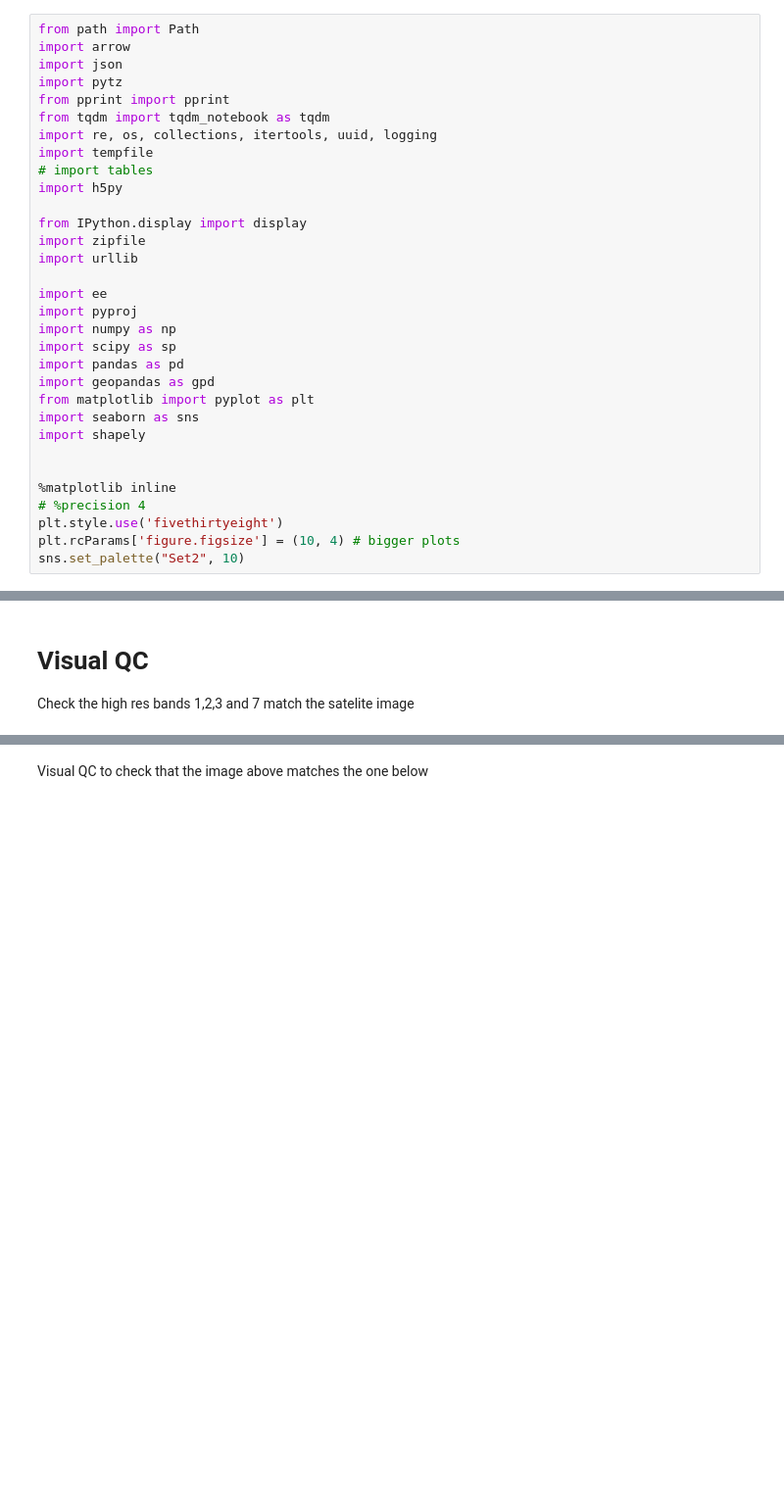
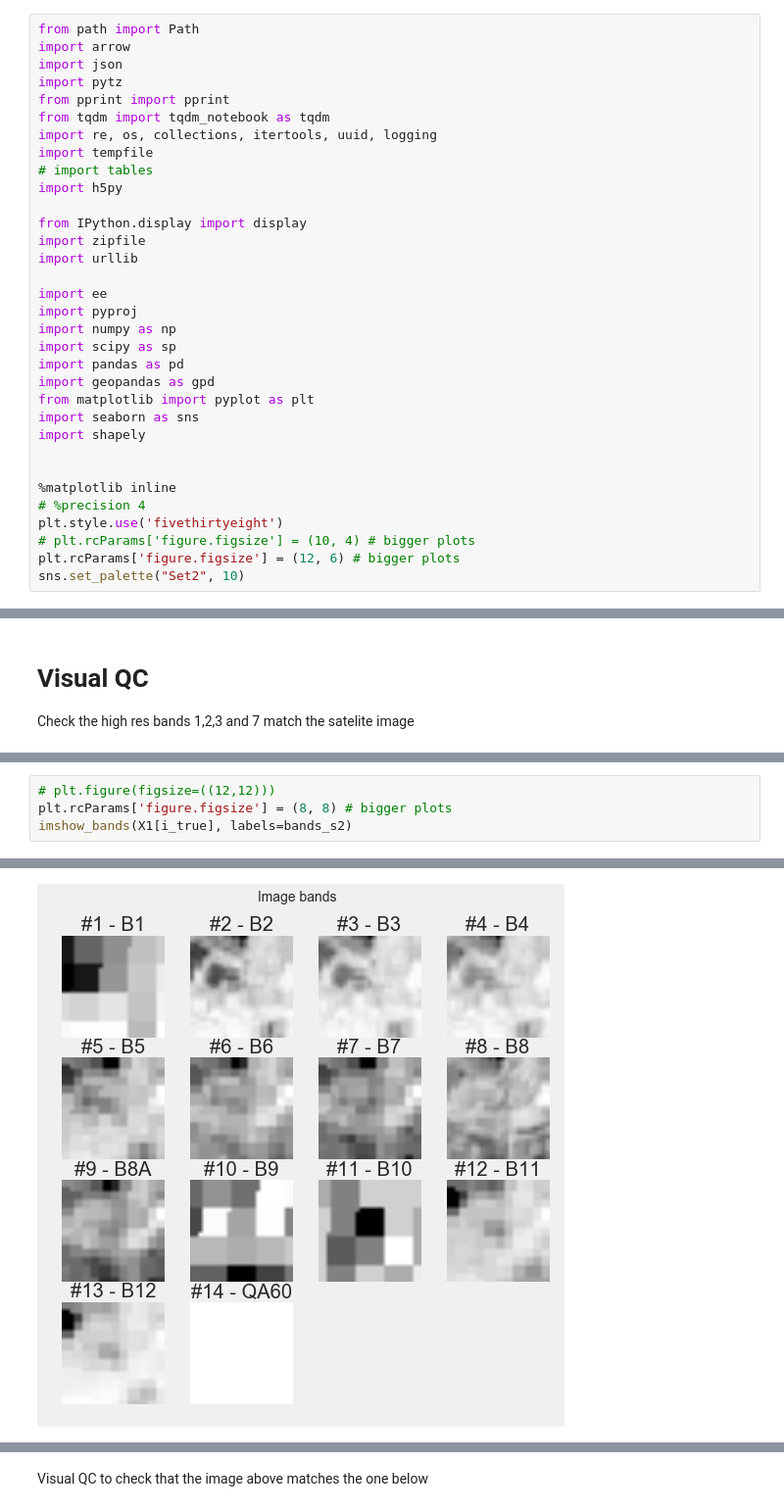
Before and after one commit to wassname/satellite_leak_detection, a Jupyter notebook: notebooks/2_qc_scraped_data.ipynb, the cells around one changed output, grey strips where cells are left out. Shown at 98% size. Drawn from its saved outputs; the diff is of its cells as text; blank space fills up the shorter version.

```diff
--- a/notebooks/2_qc_scraped_data.ipynb
+++ b/notebooks/2_qc_scraped_data.ipynb
@@ -36,7 +36,8 @@ import shapely
 %matplotlib inline
 # %precision 4
 plt.style.use('fivethirtyeight')
-plt.rcParams['figure.figsize'] = (10, 4) # bigger plots
+# plt.rcParams['figure.figsize'] = (10, 4) # bigger plots
+plt.rcParams['figure.figsize'] = (12, 6) # bigger plots
 sns.set_palette("Set2", 10)
 # %%
 # %load_ext autoreload
@@ -710,0 +747,5 @@ i=123
+# %%
+# plt.figure(figsize=((12,12)))
+plt.rcParams['figure.figsize'] = (8, 8) # bigger plots
+imshow_bands(X1[i_true], labels=bands_s2)
+# %% [output]
@@ -711 +754,2 @@ i=123
+[figure, added]
 # %%
```
Also changed, not shown: parts of 10 cells of this notebook, 4 other files.
